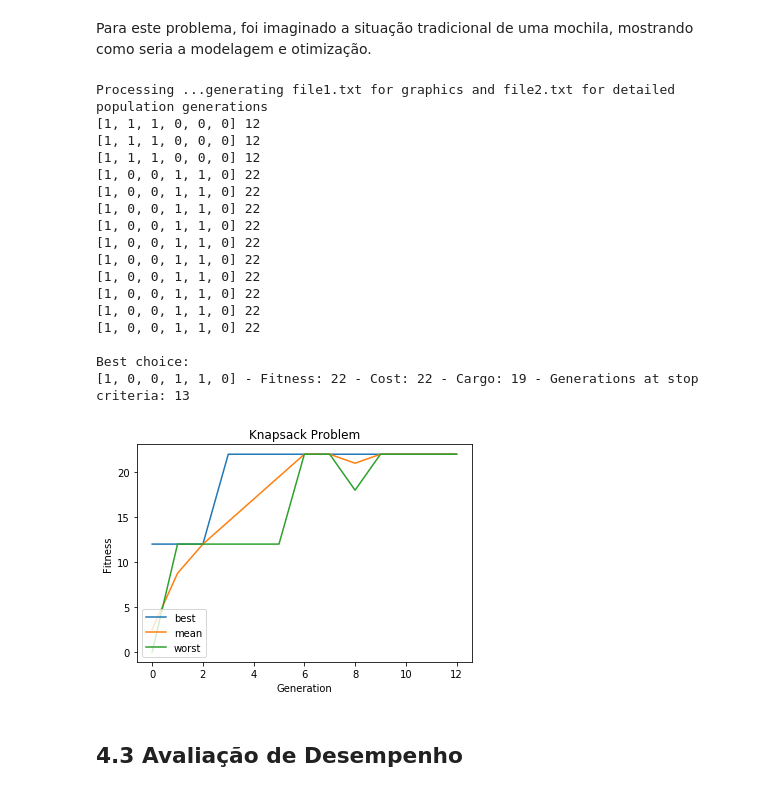
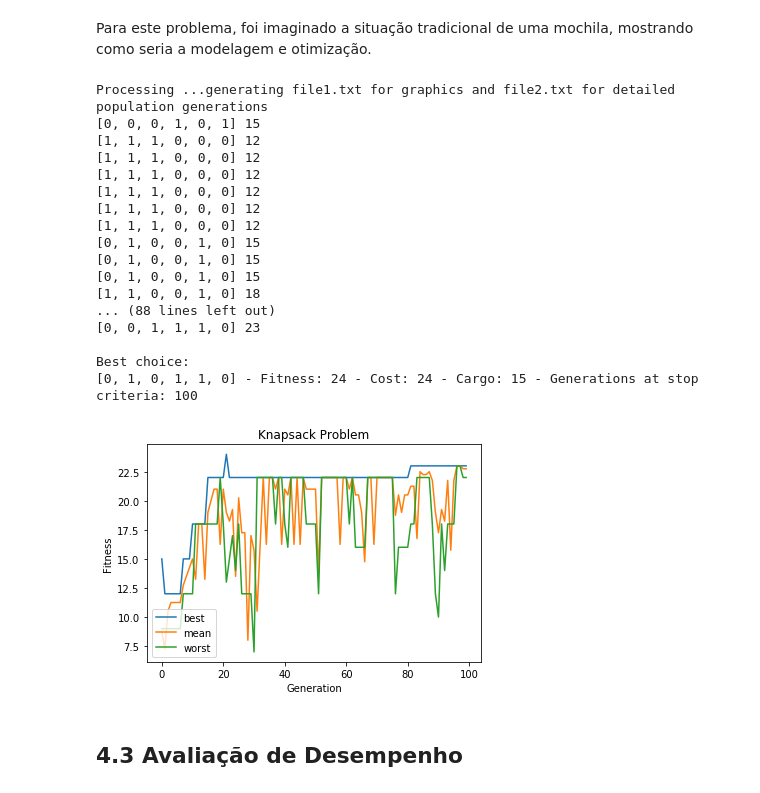
Before and after one commit to edbkei/MO416PROJ2, a Jupyter notebook: Project2/project2.ipynb, the cells around one changed output. Saved outputs shown, nothing was run; the diff lists cells and outputs as text; code cells hidden in the pictures.

```diff
--- a/Project2/project2.ipynb
+++ b/Project2/project2.ipynb
@@ -268,47 +268,47 @@ config = Config({
     'selection': {
         'strategy': SelectionStrategy.ROULETTE                  # ROULETTE, TOURNAMENT_BATTLE_ROYALE, or TOURNAMENT_PLAYOFF
     },
     'reproduction': {
         'strategy': ReproductionStrategy.SEXUAL_SINGLE_POINT,   # ASEXUAL, SEXUAL_SINGLE_POINT, SEXUAL_DOUBLE_POINTS
         'rate': 0.4
     },
     'mutation': {
         'strategy': MutationStrategy.SEQUENCE_SWAP,                      # FLIP, SWAP, SEQUENCE_SWAP
         'rate': 0.1
     },
     'generation': {
         'strategy': GenerationStrategy.EXCHANGE,               # EXCHANGE, ELITISM, STEADY_STATE
         'population_size': 4,
     },
     'stop_criteria': {
         #'fitness': 0, #Used only on MAX_FITNESS
-        'num_generations': 10,                              #Used only on MAX_GENERATIONS and STEADY_PERIOD
-        'type': StopCriteriaType.STEADY_PERIOD             # MAX_GENERATIONS, MAX_FITNESS, CONVERGENCE, STEADY_PERIOD
+        'num_generations': 100,                              #Used only on MAX_GENERATIONS and STEADY_PERIOD
+        'type': StopCriteriaType.MAX_GENERATIONS             # MAX_GENERATIONS, MAX_FITNESS, CONVERGENCE, STEADY_PERIOD
         }
 })
 
 generationsResult = GeneticAlgorithmFacade(config).execute()
 
 plot_fitness(generationsResult)
 # %% [output]
 Processing ...generating file1.txt for graphics and file2.txt for detailed population generations
+[0, 0, 0, 1, 0, 1] 15
 [1, 1, 1, 0, 0, 0] 12
 [1, 1, 1, 0, 0, 0] 12
 [1, 1, 1, 0, 0, 0] 12
-[1, 0, 0, 1, 1, 0] 22
-[1, 0, 0, 1, 1, 0] 22
-[1, 0, 0, 1, 1, 0] 22
-[1, 0, 0, 1, 1, 0] 22
-[1, 0, 0, 1, 1, 0] 22
-[1, 0, 0, 1, 1, 0] 22
-[1, 0, 0, 1, 1, 0] 22
-[1, 0, 0, 1, 1, 0] 22
-[1, 0, 0, 1, 1, 0] 22
-[1, 0, 0, 1, 1, 0] 22
+[1, 1, 1, 0, 0, 0] 12
+[1, 1, 1, 0, 0, 0] 12
+[1, 1, 1, 0, 0, 0] 12
+[0, 1, 0, 0, 1, 0] 15
+[0, 1, 0, 0, 1, 0] 15
+[0, 1, 0, 0, 1, 0] 15
+[1, 1, 0, 0, 1, 0] 18
+... (88 lines left out)
+[0, 0, 1, 1, 1, 0] 23
 
 Best choice:
-[1, 0, 0, 1, 1, 0] - Fitness: 22 - Cost: 22 - Cargo: 19 - Generations at stop criteria: 13
+[0, 1, 0, 1, 1, 0] - Fitness: 24 - Cost: 24 - Cargo: 15 - Generations at stop criteria: 100
-[figure, old version]
+[figure, new version]
 # %% [markdown]
 ## 4.3 Avaliação de Desempenho
 # %% [markdown]
```
Also changed, not shown: parts of 3 cells of this notebook.
